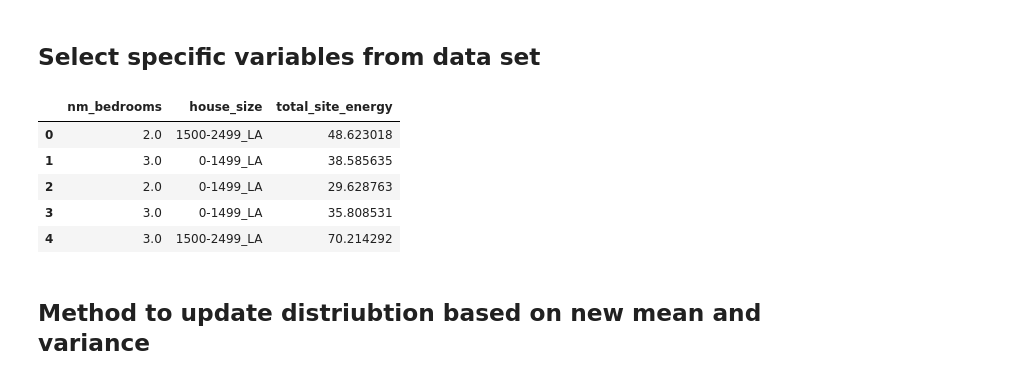
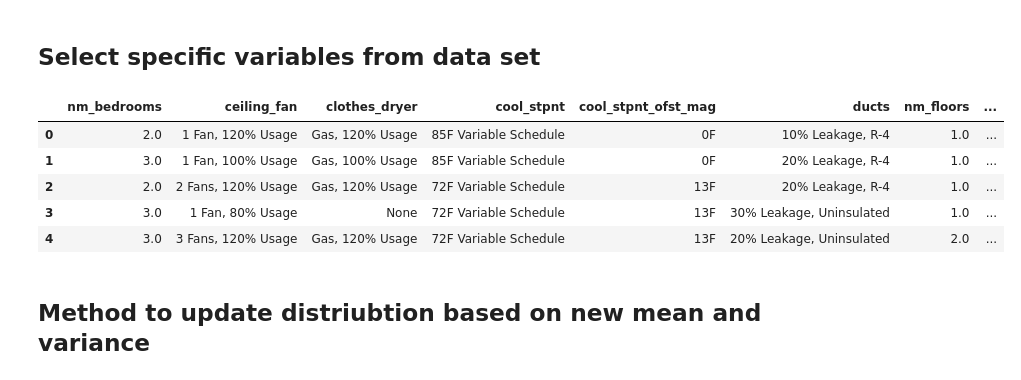
Before and after one commit to rawadelkontar/importance-sampling, a Jupyter notebook: Importance_Sampling.ipynb, the cells around one changed output. Drawn from its saved outputs; the diff is of its cells as text; code cells hidden in the pictures.

```diff
--- a/Importance_Sampling.ipynb
+++ b/Importance_Sampling.ipynb
@@ -47,28 +48,30 @@ Index(['nm_bedrooms', 'ceiling_fan', 'clothes_dryer', 'clothes_washer',
 # %% [markdown]
 ## Select specific variables from data set
 # %%
+#clothes_washer
 
-df = df[[ 'nm_bedrooms', 'house_size',#'ceiling_fan', 'clothes_dryer', 'clothes_washer',
-         #'cooking_range', 'cool_stpnt', 'cool_stpnt_ofst_mag',
-        #'cool_stpnt_ofst_prd', 'dish_washer', 'ducts', 'nm_floors',
-         #'foundation', 'garage', 'house_size', 'heating_fuel', 'heat_stpnt',
+df = df[[ 'nm_bedrooms', 'ceiling_fan', 'clothes_dryer', #'clothes_washer',
+         'cool_stpnt', 'cool_stpnt_ofst_mag', #'cooking_range',
+         'ducts','nm_floors',#'cool_stpnt_ofst_prd','dish_washer',
+         ##'garage', ##'heat_stpnt',#'foundation','house_size','heating_fuel',
          #'heat_stpnt_ofst_mag', 'heat_stpnt_ofst_prd', 'hot_water_distribution',
          #'cool_efficiency', 'cool_type', 'heat_pump', 'heat_electricity',
          #'heat_natural_gas', 'heat_propane', 'is_heat_pump', 'infiltration',
          #'lighting','location', 'extra_refrigerator', 'freezer', 'gas_fireplace', 'hot_tub',
          #'pool','well_pump', 'neighbors',
          #'pool_heater', 'pool_pump', 'refrigerator', 'roof_material', 'vintage',
          #'water_heater', 'windows',
          'total_site_energy' ]]
 
+
 df.head(5)
 # %% [output]
-|  | nm_bedrooms | house_size | total_site_energy |
-| 0 | 2.0 | 1500-2499_LA | 48.623018 |
-| 1 | 3.0 | 0-1499_LA | 38.585635 |
-| 2 | 2.0 | 0-1499_LA | 29.628763 |
-| 3 | 3.0 | 0-1499_LA | 35.808531 |
-| 4 | 3.0 | 1500-2499_LA | 70.214292 |
+|  | nm_bedrooms | ceiling_fan | clothes_dryer | cool_stpnt | cool_stpnt_ofst_mag | ducts | nm_floors | ... |
+| 0 | 2.0 | 1 Fan, 120% Usage | Gas, 120% Usage | 85F Variable Schedule | 0F | 10% Leakage, R-4 | 1.0 | ... |
+| 1 | 3.0 | 1 Fan, 100% Usage | Gas, 100% Usage | 85F Variable Schedule | 0F | 20% Leakage, R-4 | 1.0 | ... |
+| 2 | 2.0 | 2 Fans, 120% Usage | Gas, 120% Usage | 72F Variable Schedule | 13F | 20% Leakage, R-4 | 1.0 | ... |
+| 3 | 3.0 | 1 Fan, 80% Usage | None | 72F Variable Schedule | 13F | 30% Leakage, Uninsulated | 1.0 | ... |
+| 4 | 3.0 | 3 Fans, 120% Usage | Gas, 120% Usage | 72F Variable Schedule | 13F | 20% Leakage, Uninsulated | 2.0 | ... |
 # %% [markdown]
 ## Method to update distriubtion based on new mean and variance
 # %%
```
Also changed, not shown: parts of 17 cells of this notebook.
